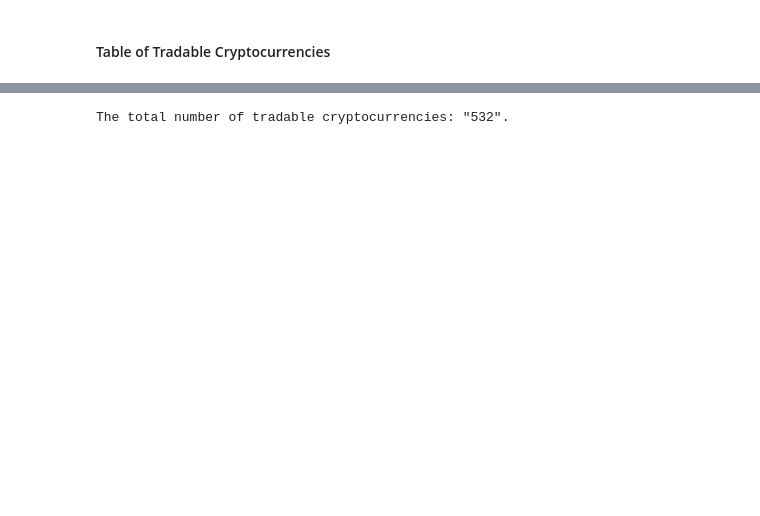
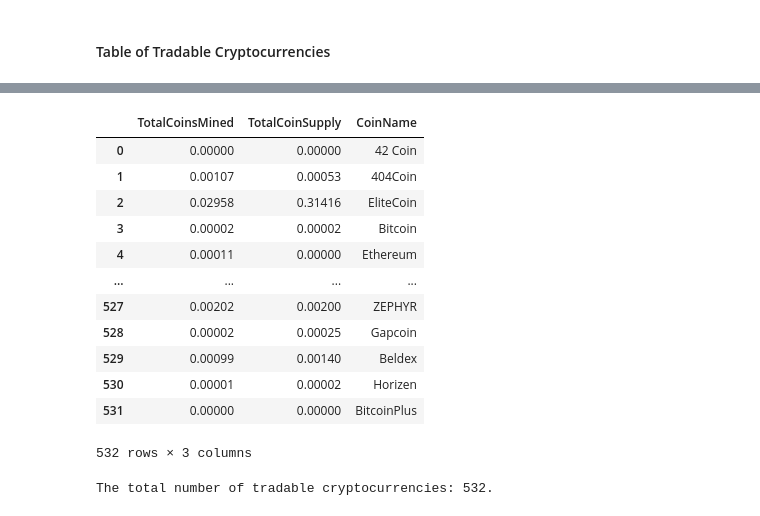
Before and after one commit to keanumanson/AWS-Homework, a Jupyter notebook: Starter_Files/crypto_clustering.ipynb, the cells around one changed output, grey strips where cells are left out. Drawn from its saved outputs; the diff is of its cells as text; code cells hidden in the pictures; blank space fills up the shorter version.

```diff
--- a/Starter_Files/crypto_clustering.ipynb
+++ b/Starter_Files/crypto_clustering.ipynb
@@ -364,5 +404,22 @@ coin_name_df
+# %%
+# Table with tradable cryptos
+plot_df #other data (algos, predictions, class, proof of type etc), is in other dataframes. #TotalCoinsMined	TotalCoinSupply	CoinName
+# %% [output]
+|  | TotalCoinsMined | TotalCoinSupply | CoinName |
+| 0 | 0.00000 | 0.00000 | 42 Coin |
+| 1 | 0.00107 | 0.00053 | 404Coin |
+| 2 | 0.02958 | 0.31416 | EliteCoin |
+| 3 | 0.00002 | 0.00002 | Bitcoin |
+| 4 | 0.00011 | 0.00000 | Ethereum |
+| ... | ... | ... | ... |
+| 527 | 0.00202 | 0.00200 | ZEPHYR |
+| 528 | 0.00002 | 0.00025 | Gapcoin |
+| 529 | 0.00099 | 0.00140 | Beldex |
+| 530 | 0.00001 | 0.00002 | Horizen |
+| 531 | 0.00000 | 0.00000 | BitcoinPlus |
+532 rows × 3 columns
 # %%
 # Print the total number of tradable cryptocurrencies
-print(f'The total number of tradable cryptocurrencies: "{len(df_pred_feats.index)}".')
+print(f'The total number of tradable cryptocurrencies: {len(plot_df.index)}.')
 # %% [output]
-The total number of tradable cryptocurrencies: "532".
+The total number of tradable cryptocurrencies: 532.
```
Also changed, not shown: parts of 16 cells of this notebook.
